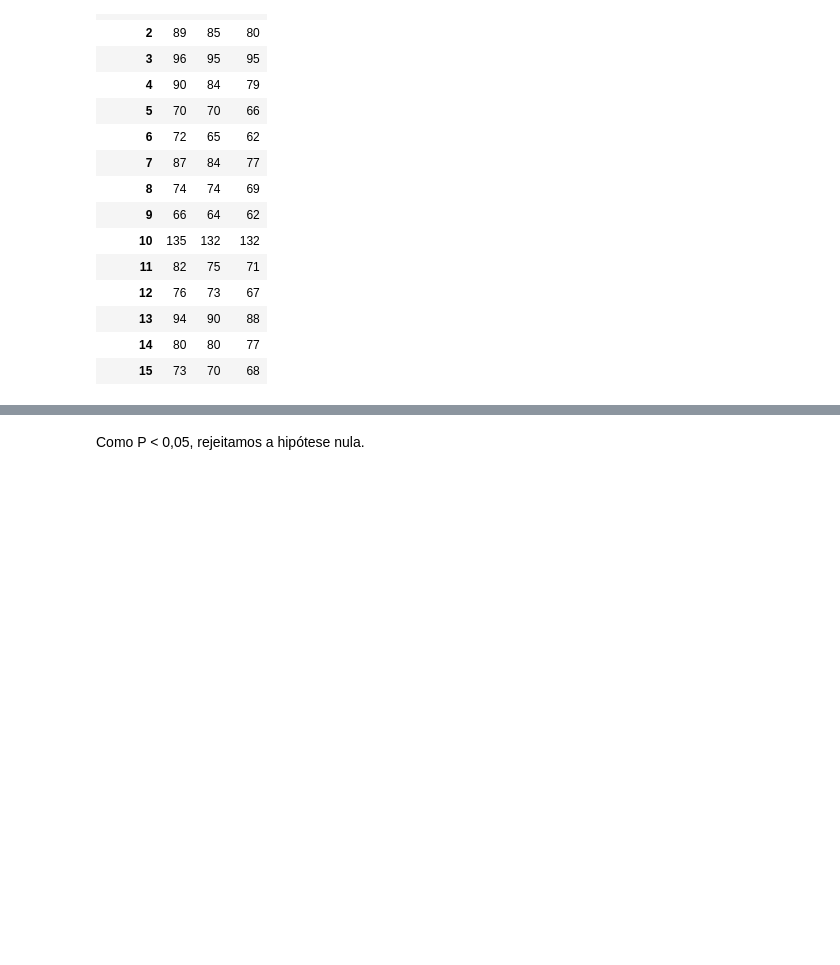
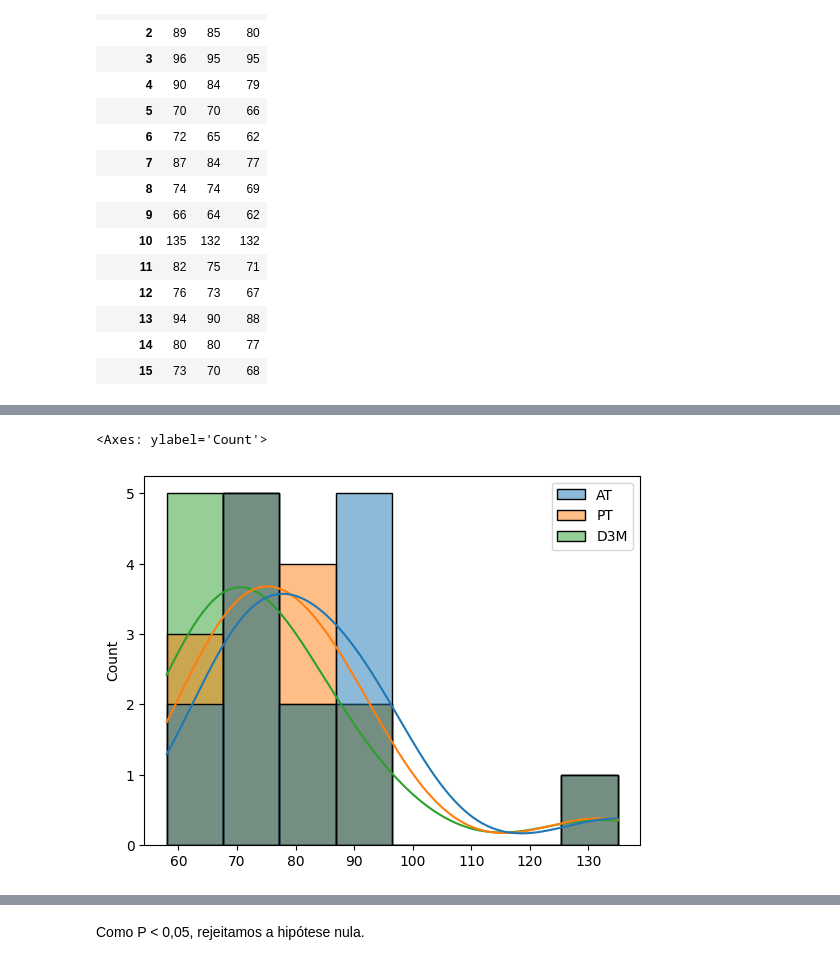
Before and after one commit to PauloViniciusR/Estatistica_dados, a Jupyter notebook: Estatistica_Inferencial/14_testes_hipoteses_nao_parametricos_friedman.ipynb, the cells around one changed output, grey strips where cells are left out. Cells and saved outputs as stored; diff of their text form; code cells hidden in the pictures; blank space fills up the shorter version.

```diff
--- a/Estatistica_Inferencial/14_testes_hipoteses_nao_parametricos_friedman.ipynb
+++ b/Estatistica_Inferencial/14_testes_hipoteses_nao_parametricos_friedman.ipynb
@@ -47,0 +73,7 @@ df_cafe
+# %%
+import seaborn as sns
+
+sns.histplot(df_cafe, kde=True)
+# %% [output]
+<Axes: ylabel='Count'>
+[figure, added]
```
Also changed, not shown: parts of 6 cells of this notebook, 1 other file.
